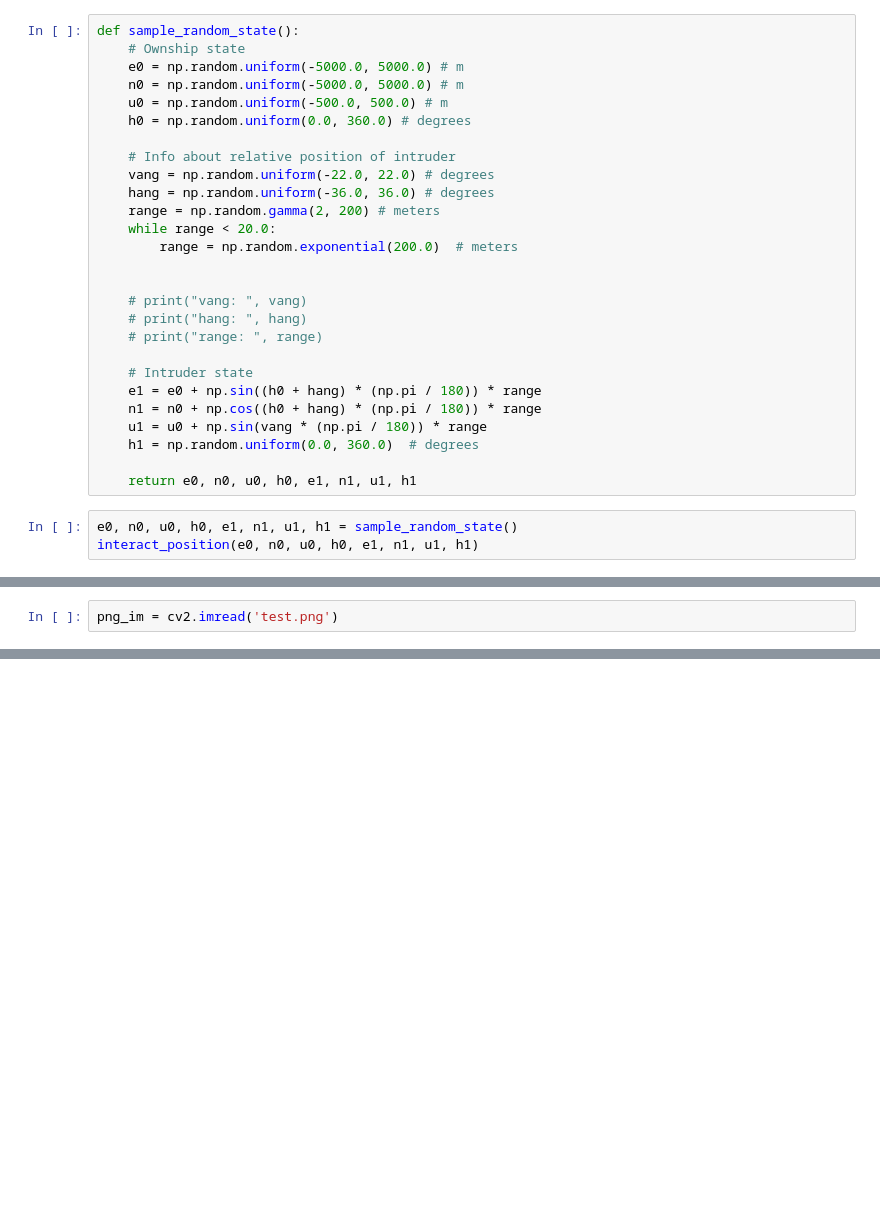
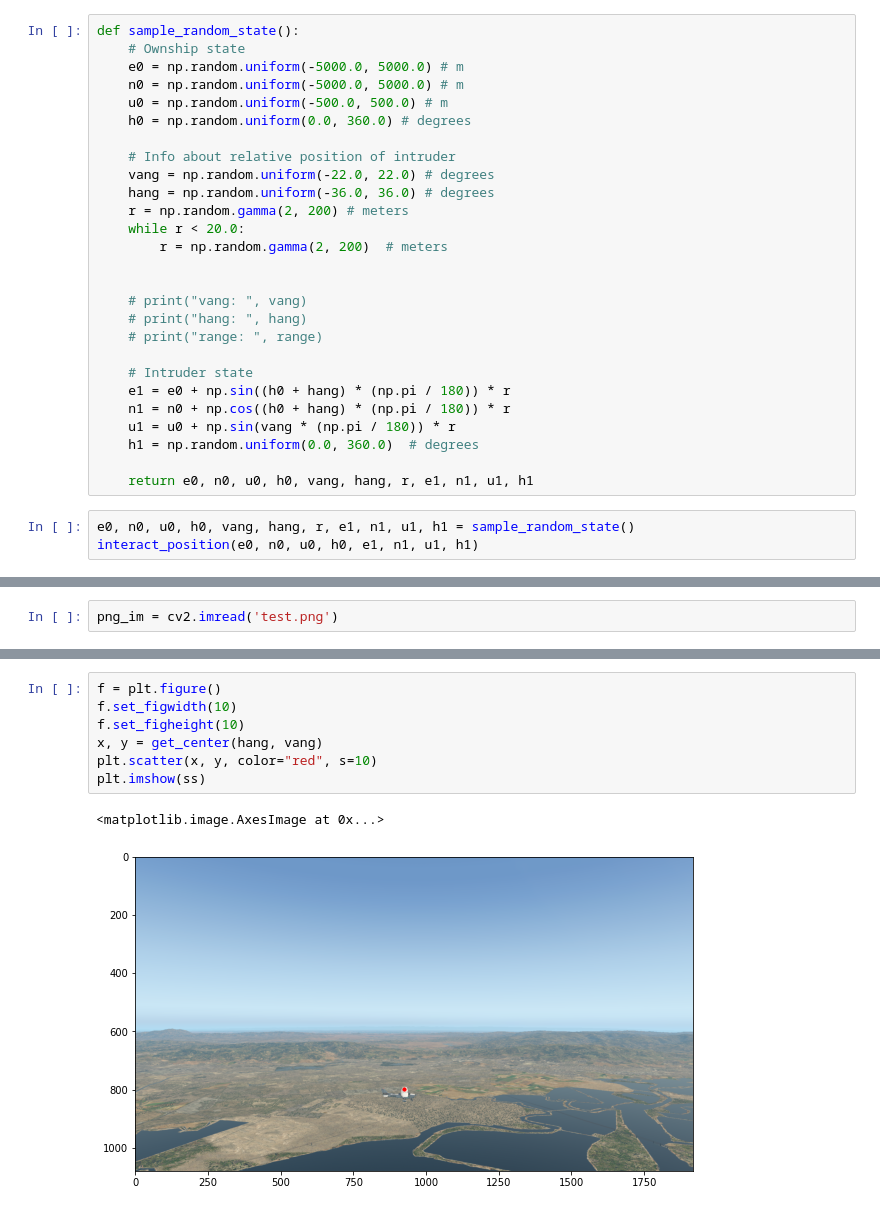
Before and after one commit to sisl/RiskDrivenPerception, a Jupyter notebook: collision_avoidance/data_generation/test_data.ipynb, the cells around one changed output, grey strips where cells are left out. Drawn from its saved outputs; the diff is of its cells as text; blank space fills up the shorter version.

```diff
--- a/collision_avoidance/data_generation/test_data.ipynb
+++ b/collision_avoidance/data_generation/test_data.ipynb
@@ -57,9 +57,9 @@ def sample_random_state():
     # Info about relative position of intruder
     vang = np.random.uniform(-22.0, 22.0) # degrees
     hang = np.random.uniform(-36.0, 36.0) # degrees
-    range = np.random.gamma(2, 200) # meters
-    while range < 20.0:
-        range = np.random.exponential(200.0)  # meters
+    r = np.random.gamma(2, 200) # meters
+    while r < 20.0:
+        r = np.random.gamma(2, 200)  # meters
 
 
     # print("vang: ", vang)
@@ -67,12 +67,12 @@ def sample_random_state():
     # print("range: ", range)
 
     # Intruder state
-    e1 = e0 + np.sin((h0 + hang) * (np.pi / 180)) * range
-    n1 = n0 + np.cos((h0 + hang) * (np.pi / 180)) * range
-    u1 = u0 + np.sin(vang * (np.pi / 180)) * range
+    e1 = e0 + np.sin((h0 + hang) * (np.pi / 180)) * r
+    n1 = n0 + np.cos((h0 + hang) * (np.pi / 180)) * r
+    u1 = u0 + np.sin(vang * (np.pi / 180)) * r
     h1 = np.random.uniform(0.0, 360.0)  # degrees
 
-    return e0, n0, u0, h0, e1, n1, u1, h1
+    return e0, n0, u0, h0, vang, hang, r, e1, n1, u1, h1
 # %%
-e0, n0, u0, h0, e1, n1, u1, h1 = sample_random_state()
+e0, n0, u0, h0, vang, hang, r, e1, n1, u1, h1 = sample_random_state()
 interact_position(e0, n0, u0, h0, e1, n1, u1, h1)
@@ -115,0 +124,10 @@ png_im = cv2.imread('test.png')
+# %%
+f = plt.figure()
+f.set_figwidth(10)
+f.set_figheight(10)
+x, y = get_center(hang, vang)
+plt.scatter(x, y, color="red", s=10)
+plt.imshow(ss)
+# %% [output]
+<matplotlib.image.AxesImage at 0x...>
+[figure, added]
```
Also changed, not shown: parts of 17 cells of this notebook, 2 other files.
